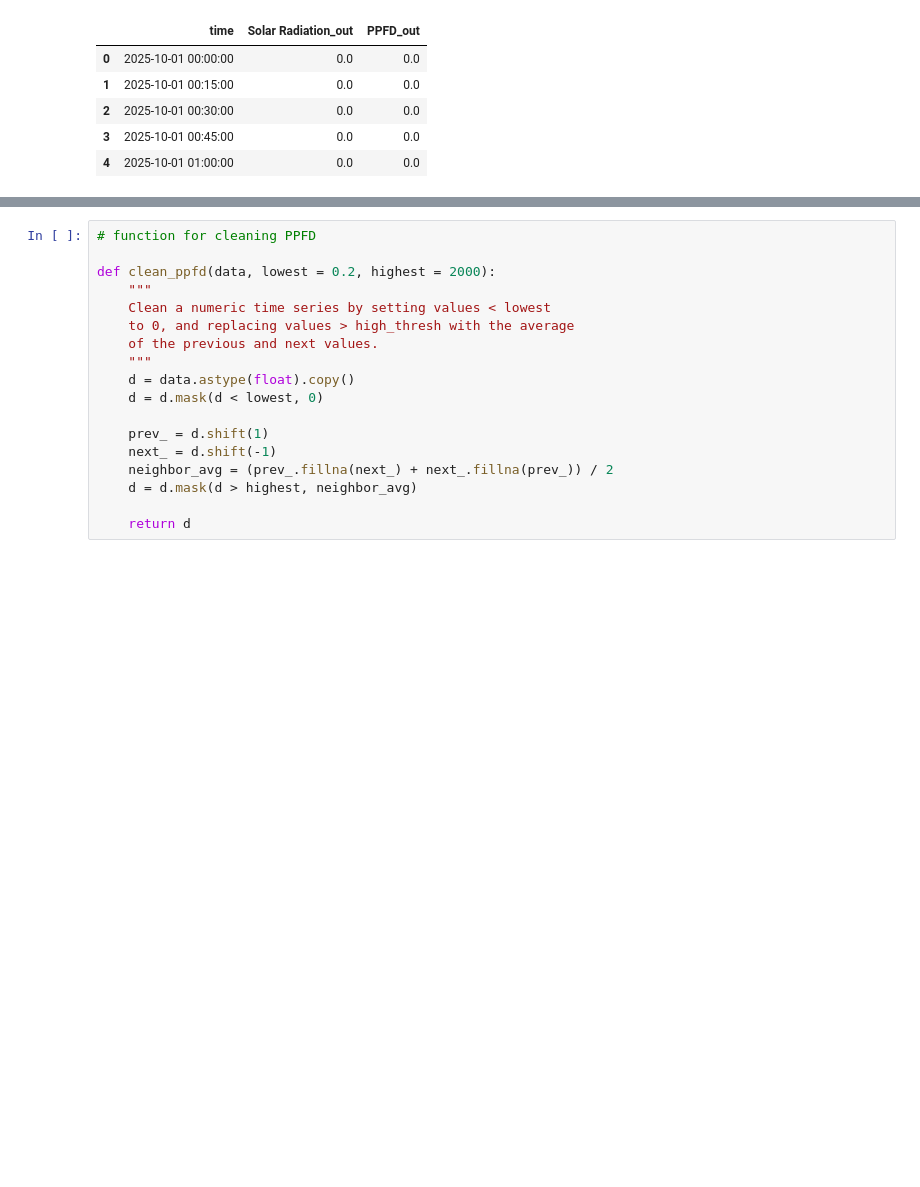
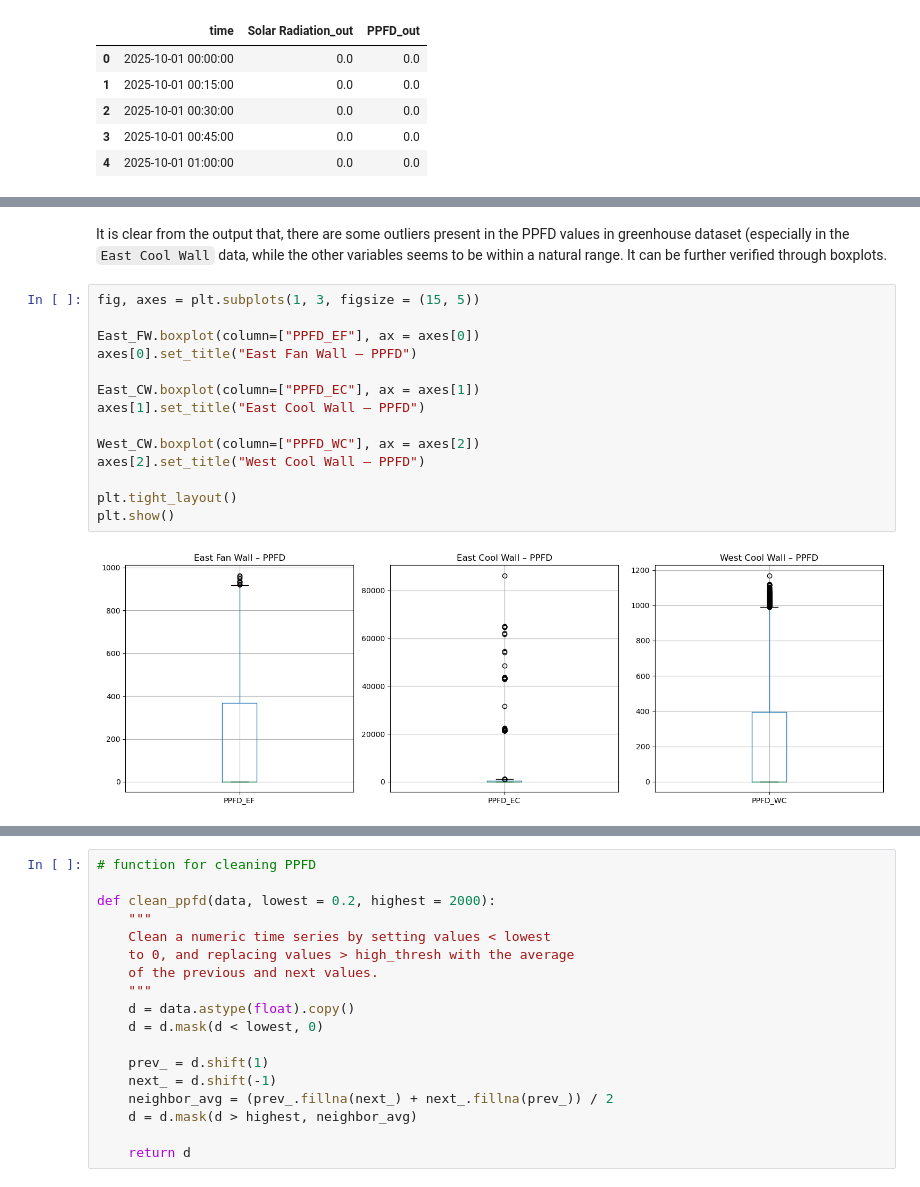
Before and after one commit to nnineeight/py4eda-project, a Jupyter notebook: notebooks/greenhouse_eda.ipynb, the cells around one changed output, grey strips where cells are left out. Saved outputs shown, nothing was run; the diff lists cells and outputs as text; blank space fills up the shorter version.

Commit message:
Removed outliers for Greenhouse data

```diff
--- a/notebooks/greenhouse_eda.ipynb
+++ b/notebooks/greenhouse_eda.ipynb
@@ -229,0 +267,18 @@ Amb_Dat[['time', 'Solar Radiation_out', 'PPFD_out']].head()
+# %% [markdown]
+It is clear from the output that, there are some outliers present in the PPFD values in greenhouse dataset (especially in the `East Cool Wall` data, while the other variables seems to be within a natural range. It can be further verified through boxplots.
+# %%
+fig, axes = plt.subplots(1, 3, figsize = (15, 5))
+
+East_FW.boxplot(column=["PPFD_EF"], ax = axes[0])
+axes[0].set_title("East Fan Wall – PPFD")
+
+East_CW.boxplot(column=["PPFD_EC"], ax = axes[1])
+axes[1].set_title("East Cool Wall – PPFD")
+
+West_CW.boxplot(column=["PPFD_WC"], ax = axes[2])
+axes[2].set_title("West Cool Wall – PPFD")
+
+plt.tight_layout()
+plt.show()
+# %% [output]
+[figure, added]
```
Also changed, not shown: parts of 63 cells of this notebook.
